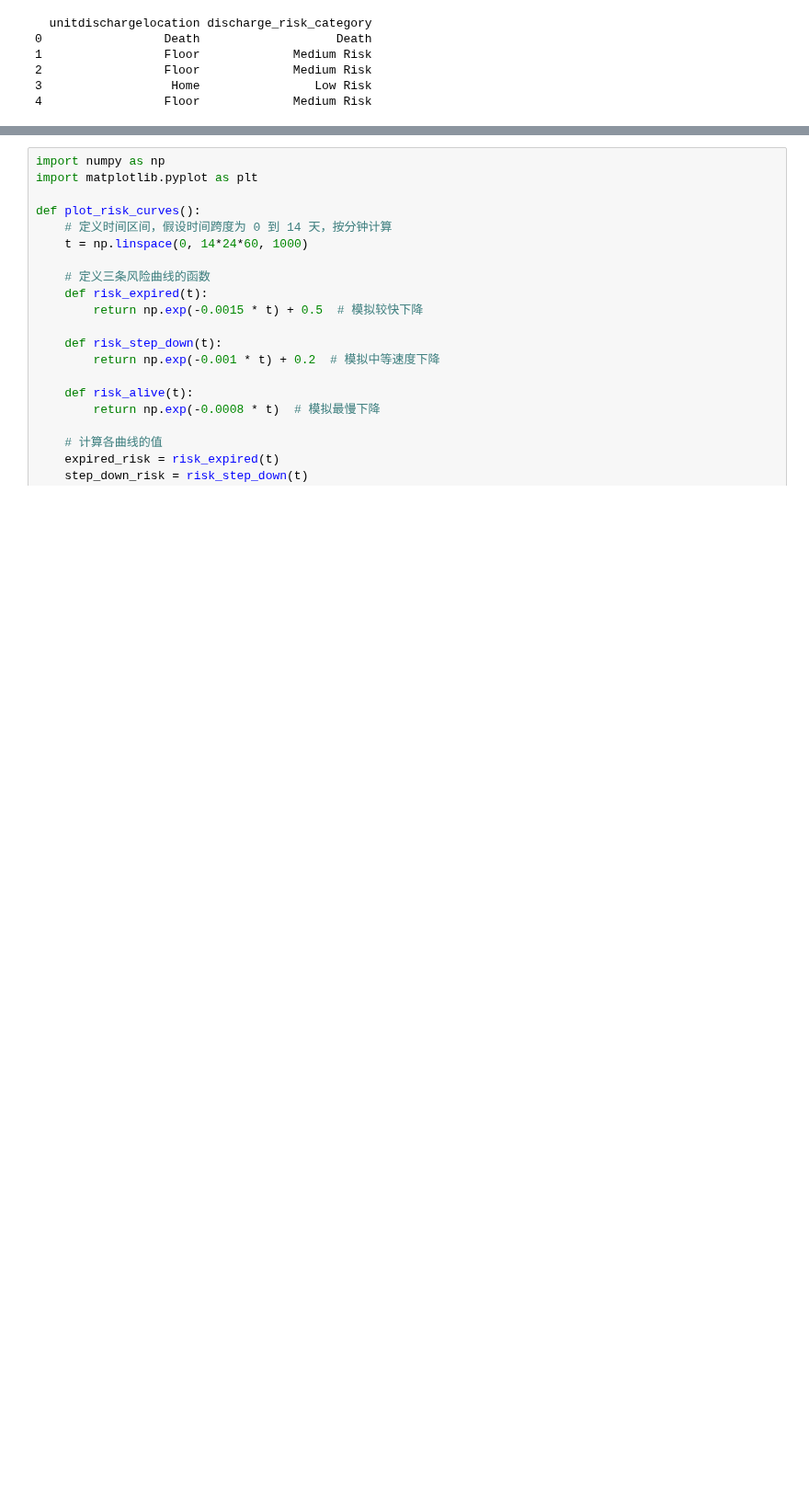
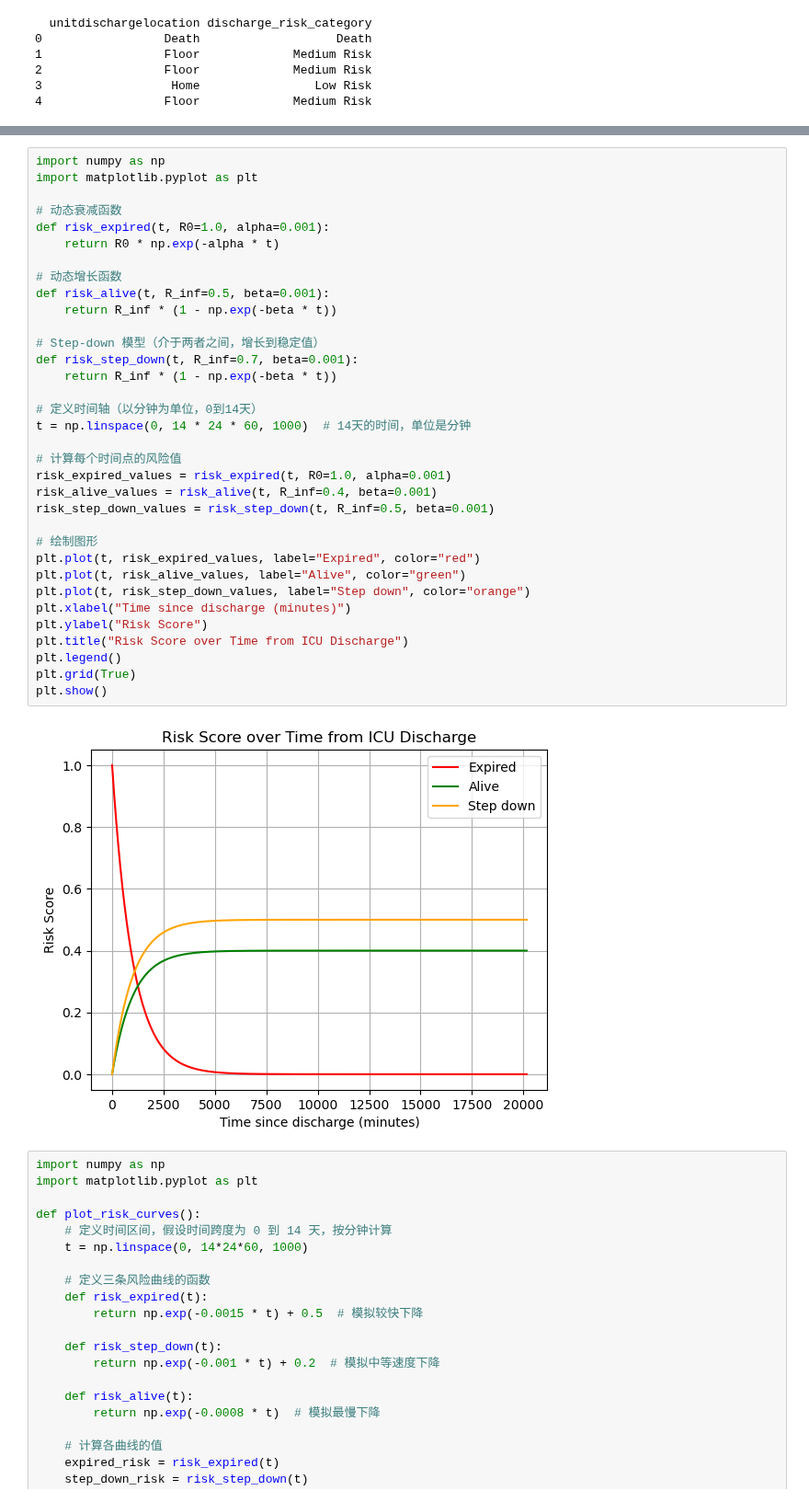
Before and after one commit to joy628/master-project, a Jupyter notebook: data-prepossing-2/patient.ipynb, the cells around one changed output, grey strips where cells are left out. Shown at 92% size. Saved outputs shown, nothing was run; the diff lists cells and outputs as text; blank space fills up the shorter version.

Commit message:
patient risk score

```diff
--- a/data-prepossing-2/patient.ipynb
+++ b/data-prepossing-2/patient.ipynb
@@ -352,6 +350,42 @@ def plot_risk_curves():
 plot_risk_curves()
 # %% [output]
 [figure]
+# %%
+import numpy as np
+import matplotlib.pyplot as plt
+
+# 动态衰减函数
+def risk_expired(t, R0=1.0, alpha=0.001):
+    return R0 * np.exp(-alpha * t)
+
+# 动态增长函数
+def risk_alive(t, R_inf=0.5, beta=0.001):
+    return R_inf * (1 - np.exp(-beta * t))
+
+# Step-down 模型（介于两者之间，增长到稳定值）
+def risk_step_down(t, R_inf=0.7, beta=0.001):
+    return R_inf * (1 - np.exp(-beta * t))
+
+# 定义时间轴（以分钟为单位，0到14天）
+t = np.linspace(0, 14 * 24 * 60, 1000)  # 14天的时间，单位是分钟
+
+# 计算每个时间点的风险值
+risk_expired_values = risk_expired(t, R0=1.0, alpha=0.001)
+risk_alive_values = risk_alive(t, R_inf=0.4, beta=0.001)
+risk_step_down_values = risk_step_down(t, R_inf=0.5, beta=0.001)
+
+# 绘制图形
+plt.plot(t, risk_expired_values, label="Expired", color="red")
+plt.plot(t, risk_alive_values, label="Alive", color="green")
+plt.plot(t, risk_step_down_values, label="Step down", color="orange")
+plt.xlabel("Time since discharge (minutes)")
+plt.ylabel("Risk Score")
+plt.title("Risk Score over Time from ICU Discharge")
+plt.legend()
+plt.grid(True)
+plt.show()
+# %% [output]
+[figure, added]
 # %%
 import numpy as np
 import matplotlib.pyplot as plt
```
Also changed, not shown: parts of 2 cells of this notebook.
